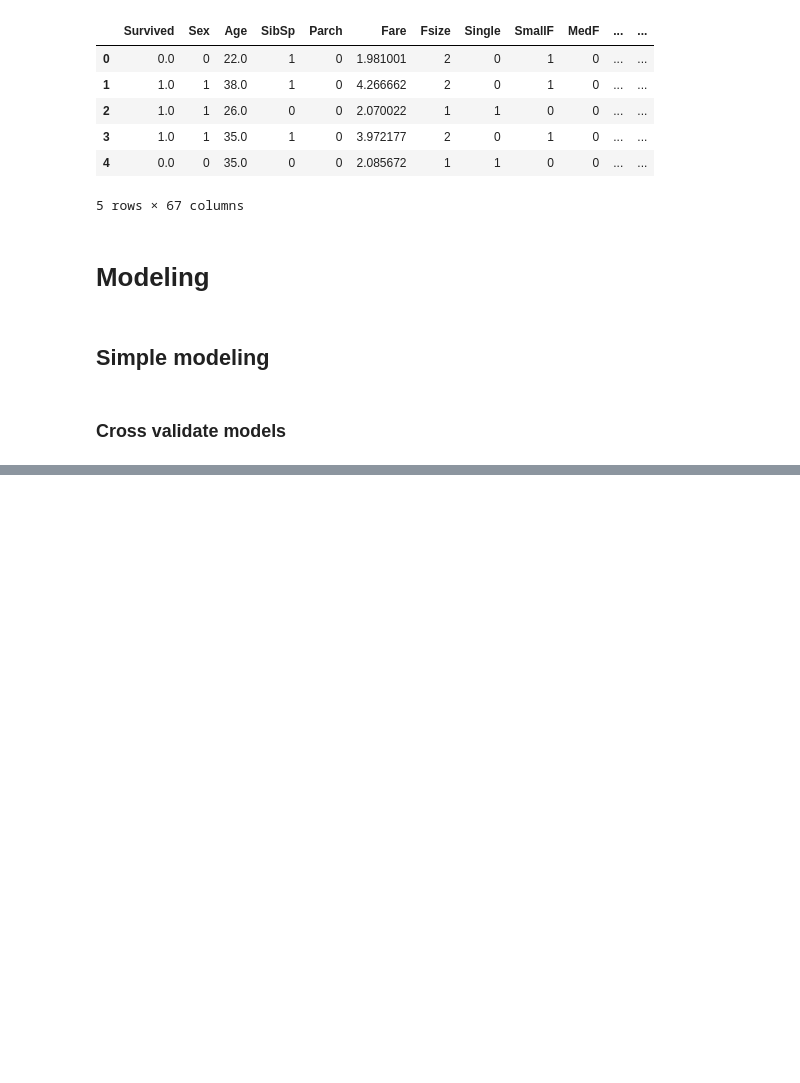
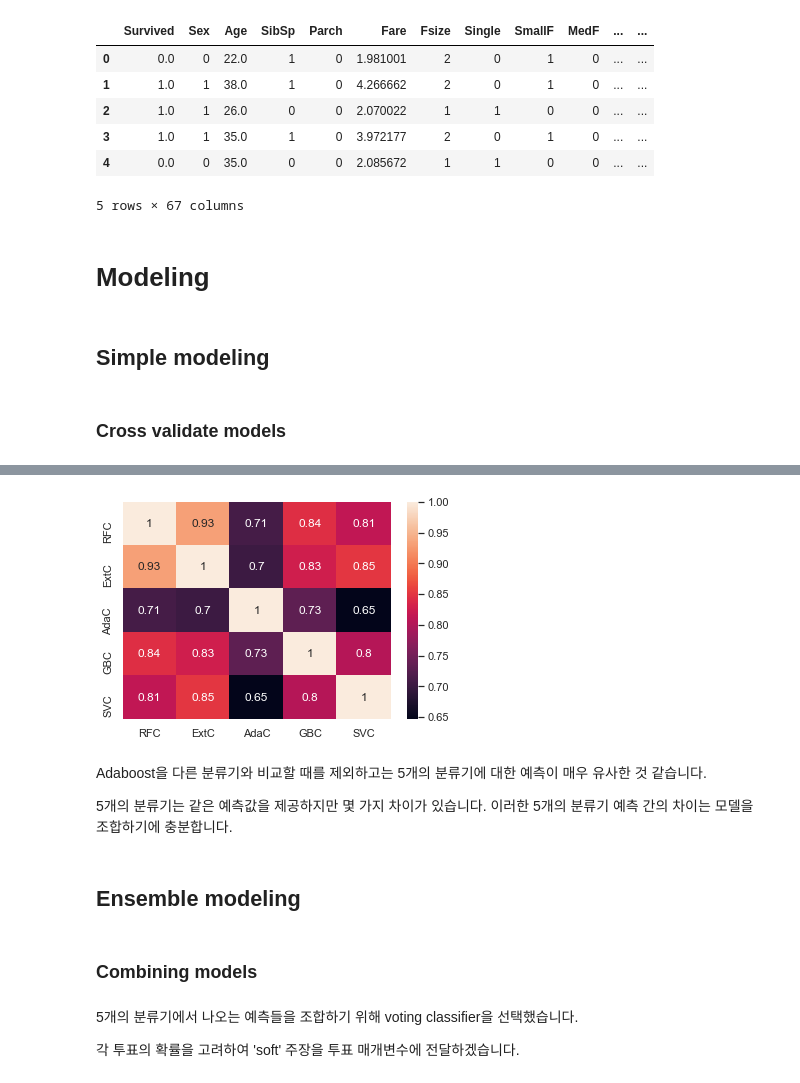
Before and after one commit to Haebuk/kagglestudy, a Jupyter notebook: Titanic competition/titanic_3_유재성.ipynb, the cells around one changed output, grey strips where cells are left out. Drawn from its saved outputs; the diff is of its cells as text; code cells hidden in the pictures; blank space fills up the shorter version.

```diff
--- a/Titanic competition/titanic_3_유재성.ipynb
+++ b/Titanic competition/titanic_3_유재성.ipynb
@@ -629,0 +862,25 @@ X_train = train.drop(labels=['Survived'], axis=1)
+# %%
+test_Survived_RFC = pd.Series(RFC_best.predict(test), name='RFC')
+test_Survived_ExtC = pd.Series(ExtC_best.predict(test), name='ExtC')
+test_Survived_SVMC = pd.Series(SVMC_best.predict(test), name='SVC')
+test_Survived_AdaC = pd.Series(ada_best.predict(test), name='AdaC')
+test_Survived_GBC = pd.Series(GBC_best.predict(test), name='GBC')
+
+# 모든 분류기의 결과 통합
+ensemble_results = pd.concat([test_Survived_RFC, test_Survived_ExtC, test_Survived_AdaC, test_Survived_GBC, test_Survived_SVMC], axis=1)
+
+g=sns.heatmap(ensemble_results.corr(), annot=True)
+# %% [output]
+[figure, added]
+# %% [markdown]
+Adaboost을 다른 분류기와 비교할 때를 제외하고는 5개의 분류기에 대한 예측이 매우 유사한 것 같습니다.
+
+5개의 분류기는 같은 예측값을 제공하지만 몇 가지 차이가 있습니다. 이러한 5개의 분류기 예측 간의 차이는 모델을 조합하기에 충분합니다.
+# %% [markdown]
+## Ensemble modeling
+# %% [markdown]
+### Combining models
+# %% [markdown]
+5개의 분류기에서 나오는 예측들을 조합하기 위해 voting classifier을 선택했습니다.
+
+각 투표의 확률을 고려하여 'soft' 주장을 투표 매개변수에 전달하겠습니다.
```
Also changed, not shown: parts of 23 cells of this notebook.
